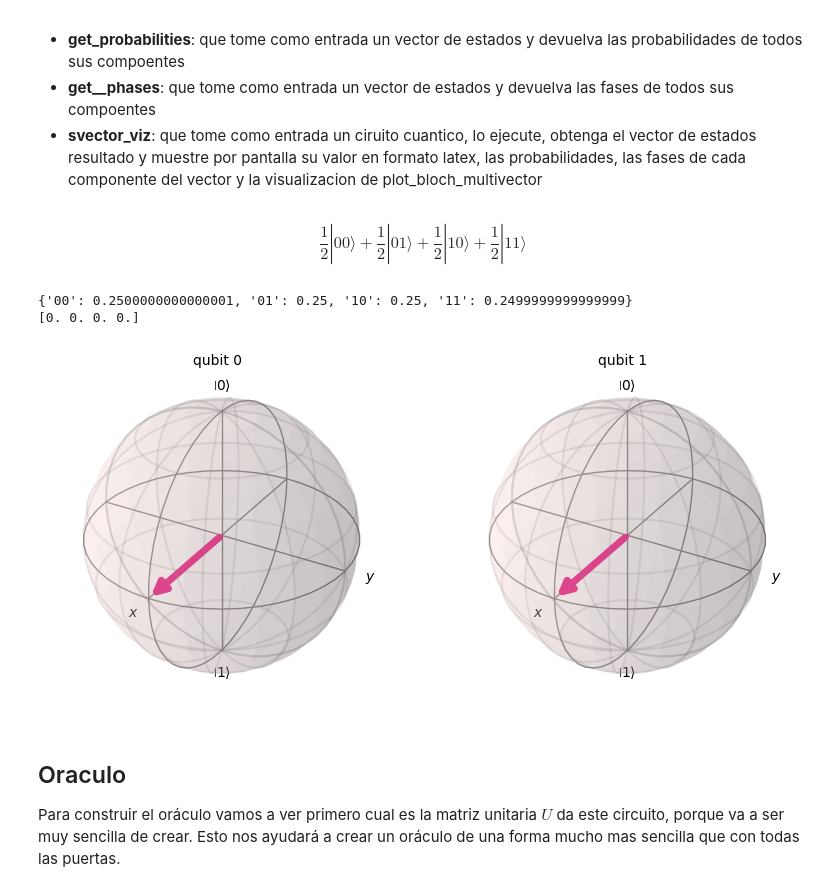
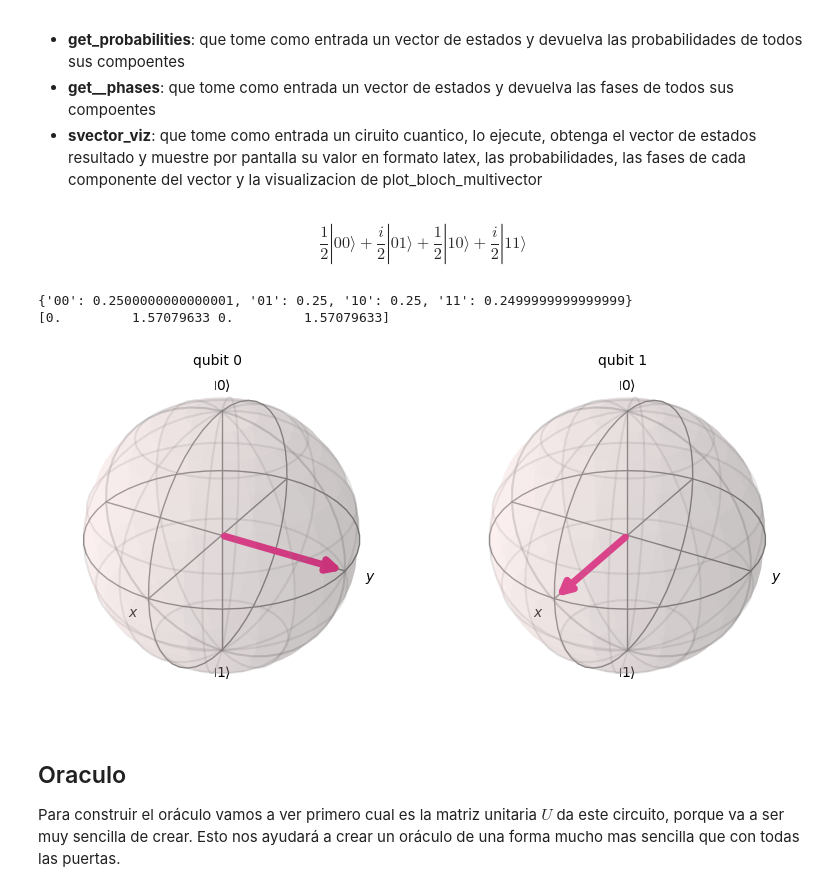
Before and after one commit to Mariomc10/AlgoritmosCuanticos, a Jupyter notebook: 09_Grover.ipynb, the cells around one changed output. Cells and saved outputs as stored; diff of their text form; code cells hidden in the pictures.

```diff
--- a/09_Grover.ipynb
+++ b/09_Grover.ipynb
@@ -70,13 +68,14 @@ def svector_viz(qc):
 # %%
 circ = QuantumCircuit(2)
 circ.h(range(2))
+circ.s(0)
 
 svector_viz(circ)
 # %% [output]
-$$\frac{1}{2} |00\rangle+\frac{1}{2} |01\rangle+\frac{1}{2} |10\rangle+\frac{1}{2} |11\rangle$$
+$$\frac{1}{2} |00\rangle+\frac{i}{2} |01\rangle+\frac{1}{2} |10\rangle+\frac{i}{2} |11\rangle$$
 {'00': 0.2500000000000001, '01': 0.25, '10': 0.25, '11': 0.2499999999999999}
-[0. 0. 0. 0.]
+[0.         1.57079633 0.         1.57079633]
-[figure, old version]
+[figure, new version]
 # %% [markdown]
 ## Oraculo
 
```
Also changed, not shown: parts of 8 cells of this notebook.
